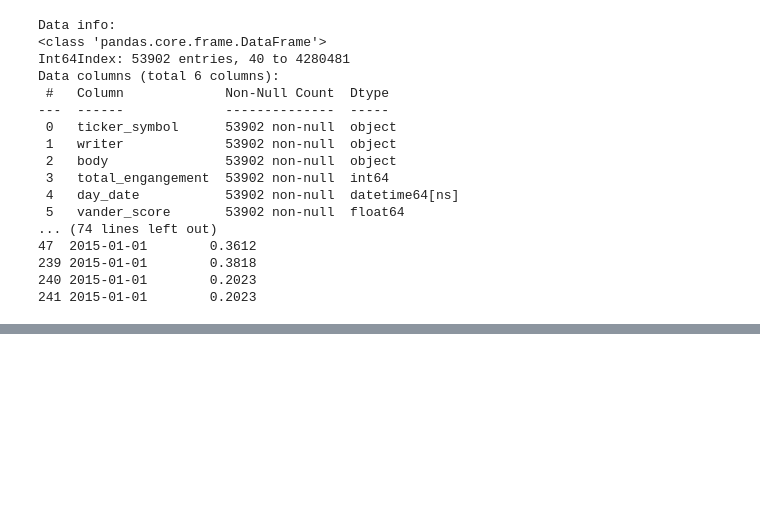
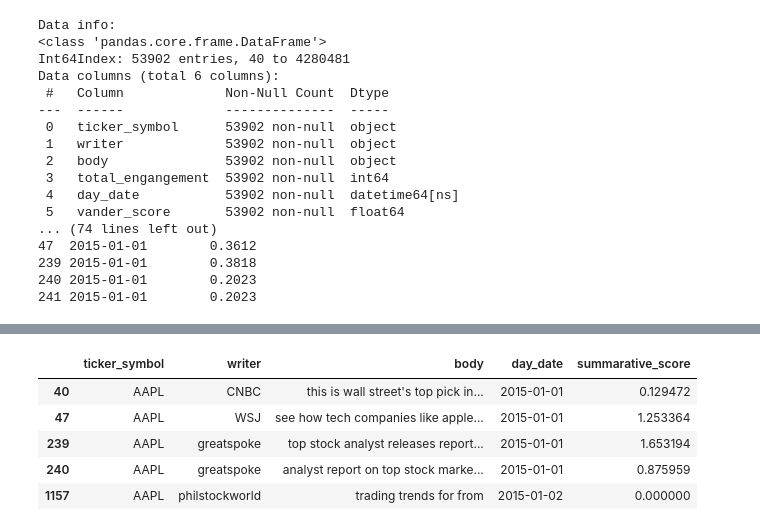
Before and after one commit to jxl22000/Sentiment-Analysis, a Jupyter notebook: test!.ipynb, the cells around one changed output, grey strips where cells are left out. Saved outputs shown, nothing was run; the diff lists cells and outputs as text; code cells hidden in the pictures; blank space fills up the shorter version.

```diff
--- a/test!.ipynb
+++ b/test!.ipynb
@@ -380,2 +380,20 @@ tweet_df.sample(20)
 # %%
 #sum or avg the summarative_scores for one date
+APPL_tweet = tweet_df.loc[tweet_df['ticker_symbol'] == 'AAPL']
+
+GOOG_tweet = tweet_df.loc[tweet_df['ticker_symbol'] == 'GOOG']
+GOOGL_tweet = tweet_df.loc[tweet_df['ticker_symbol'] == 'GOOGL']
+
+
+TSLA_tweet = tweet_df.loc[tweet_df['ticker_symbol'] == 'TSLA']
+AMZN_tweet = tweet_df.loc[tweet_df['ticker_symbol'] == 'AMZN']
+MSFT_tweet = tweet_df.loc[tweet_df['ticker_symbol'] == 'MSFT']
+# %%
+APPL_tweet.head()
+# %% [output]
+|  | ticker_symbol | writer | body | day_date | summarative_score |
+| 40 | AAPL | CNBC | this is wall street's top pick in... | 2015-01-01 | 0.129472 |
+| 47 | AAPL | WSJ | see how tech companies like apple... | 2015-01-01 | 1.253364 |
+| 239 | AAPL | greatspoke | top stock analyst releases report... | 2015-01-01 | 1.653194 |
+| 240 | AAPL | greatspoke | analyst report on top stock marke... | 2015-01-01 | 0.875959 |
+| 1157 | AAPL | philstockworld | trading trends for from | 2015-01-02 | 0.000000 |
```
Also changed, not shown: parts of 5 cells of this notebook.
